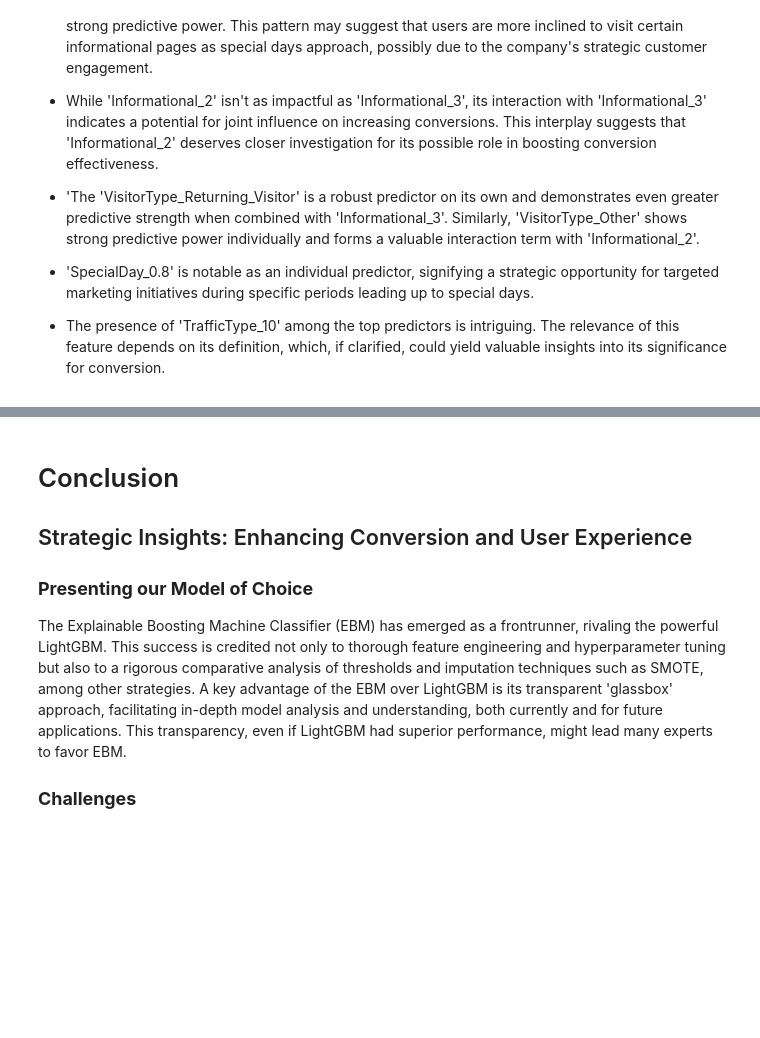
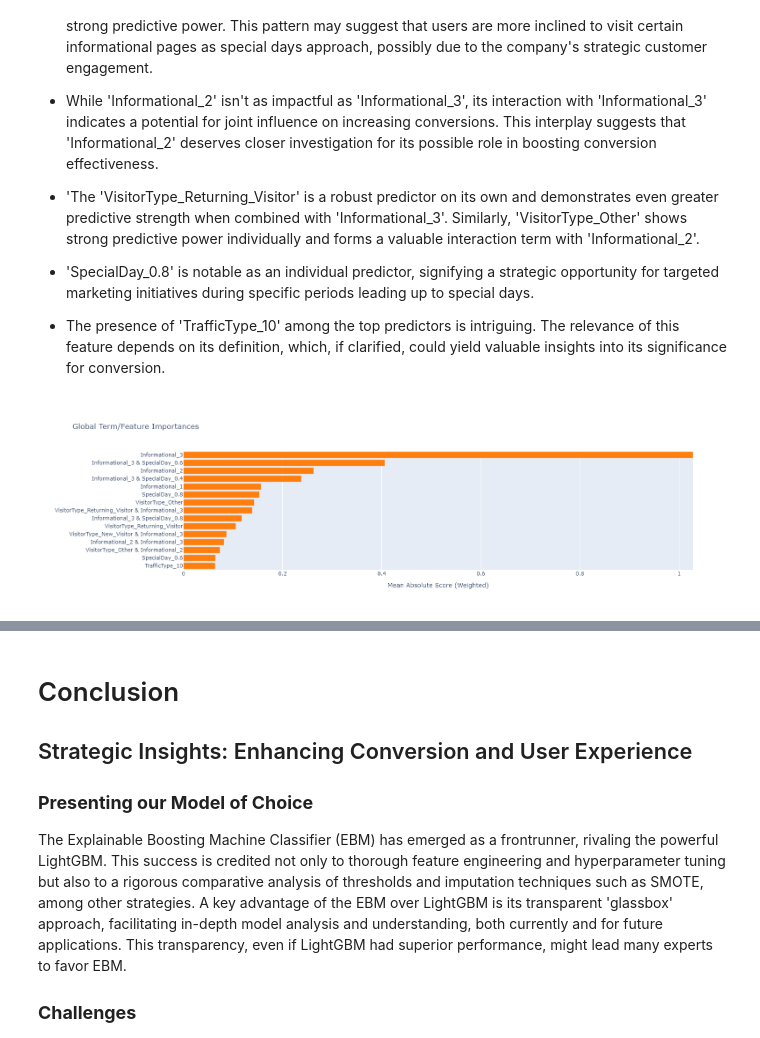
Before and after one commit to FutureGoose/ecommerce_purchase_prediction, a Jupyter notebook: gustaf_boden_ml_projekt.ipynb, the cells around one changed output, grey strips where cells are left out. Cells and saved outputs as stored; diff of their text form; code cells hidden in the pictures; blank space fills up the shorter version.

```diff
--- a/gustaf_boden_ml_projekt.ipynb
+++ b/gustaf_boden_ml_projekt.ipynb
@@ -2280,11 +2280,16 @@ Key Insights:
 - The presence of 'TrafficType_10' among the top predictors is intriguing. The relevance of this feature depends on its definition, which, if clarified, could yield valuable insights into its significance for conversion.
 # %%
 from interpret import show
+from IPython.display import Image, display
+
+# Display feature importances from file
+display(Image(filename='assets/feature_importances_global.png'))
 
 # Isolate the ebm classifier from pipeline
 ebm = ebm_pipe.named_steps['explainableboostingclassifier']
 
 # Display global explanations
 show(ebm.explain_global())
 # %% [output]
+[figure, added]
 [interactive output not drawn]
```
Also changed, not shown: parts of 3 cells of this notebook, 2 other files.
